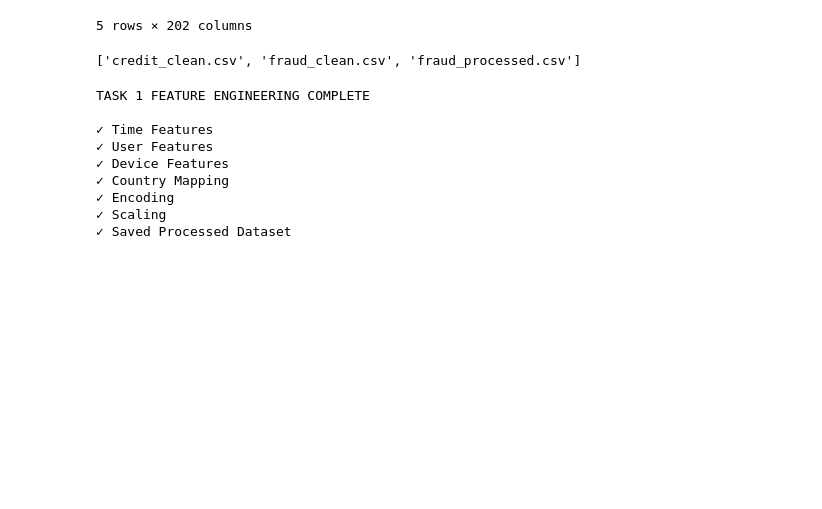
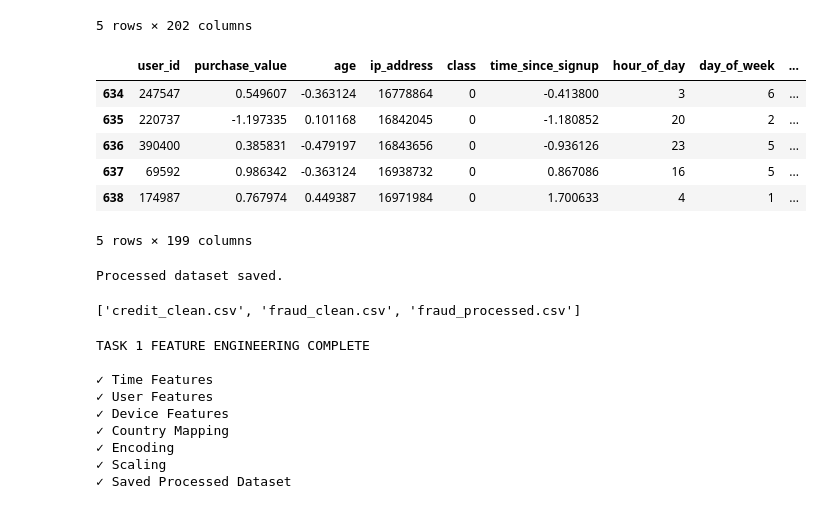
Before and after one commit to konesham2014/fraud-detection, a Jupyter notebook: notebooks/feature-engineering.ipynb, the cells around one changed output. Cells and saved outputs as stored; diff of their text form; code cells hidden in the pictures; blank space fills up the shorter version.

```diff
--- a/notebooks/feature-engineering.ipynb
+++ b/notebooks/feature-engineering.ipynb
@@ -241,11 +241,41 @@ os.makedirs(
     "../data/processed",
     exist_ok=True
 )
+# %%
+processed_df = fraud.copy()
+
+processed_df = processed_df.drop(
+    columns=[
+        "signup_time",
+        "purchase_time",
+        "device_id"
+    ],
+    errors="ignore"
+)
+
+processed_df.head()
+# %% [output]
+|  | user_id | purchase_value | age | ip_address | class | time_since_signup | hour_of_day | day_of_week | ... |
+| 634 | 247547 | 0.549607 | -0.363124 | 16778864 | 0 | -0.413800 | 3 | 6 | ... |
+| 635 | 220737 | -1.197335 | 0.101168 | 16842045 | 0 | -1.180852 | 20 | 2 | ... |
+| 636 | 390400 | 0.385831 | -0.479197 | 16843656 | 0 | -0.936126 | 23 | 5 | ... |
+| 637 | 69592 | 0.986342 | -0.363124 | 16938732 | 0 | 0.867086 | 16 | 5 | ... |
+| 638 | 174987 | 0.767974 | 0.449387 | 16971984 | 0 | 1.700633 | 4 | 1 | ... |
+5 rows × 199 columns
 # %%
 fraud.to_csv(
     "../data/processed/fraud_processed.csv",
     index=False
 )
+# %%
+processed_df.to_csv(
+    "../data/processed/fraud_processed.csv",
+    index=False
+)
+
+print("Processed dataset saved.")
+# %% [output]
+Processed dataset saved.
 # %%
 os.listdir("../data/processed")
 # %% [output]
```
Also changed, not shown: parts of 1 cell of this notebook, 3 other files.
